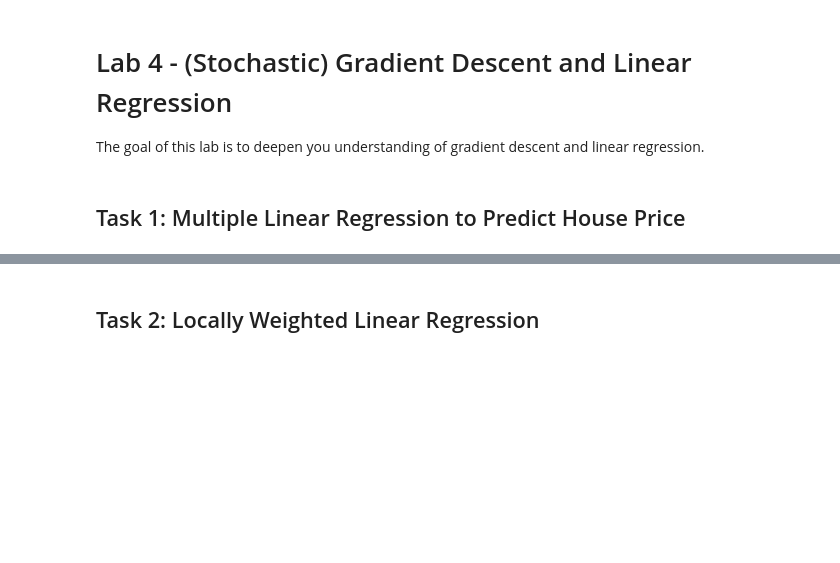
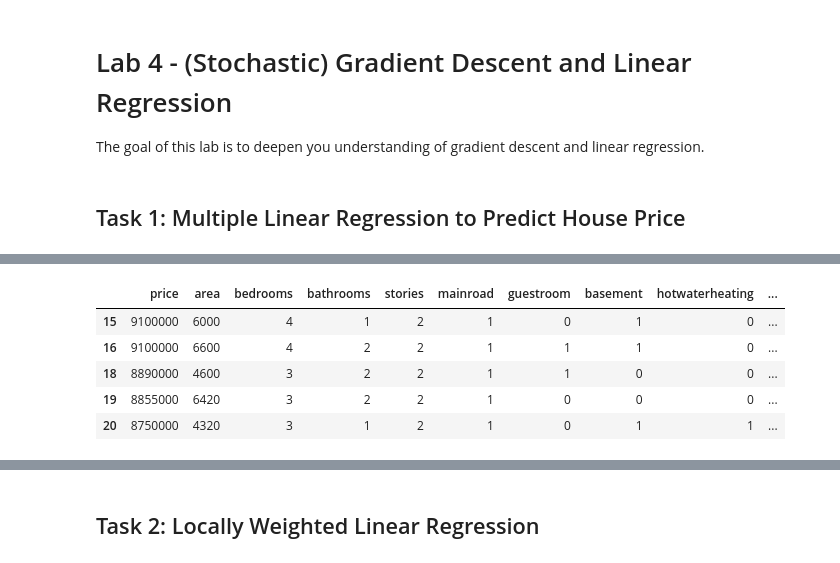
Before and after one commit to tonyechen/TECHIN_513, a Jupyter notebook: lab4/lab 4_starter_code.ipynb, the cells around one changed output, grey strips where cells are left out. Drawn from its saved outputs; the diff is of its cells as text; code cells hidden in the pictures; blank space fills up the shorter version.

```diff
--- a/lab4/lab 4_starter_code.ipynb
+++ b/lab4/lab 4_starter_code.ipynb
@@ -23,0 +50,31 @@ housing.head()
+# %%
+# Function to create boolean mask for outliers
+def get_outlier_mask(data):
+    Q1 = data.quantile(0.25)
+    Q3 = data.quantile(0.75)
+    IQR = Q3 - Q1
+    lower = Q1 - 1.5 * IQR
+    upper = Q3 + 1.5 * IQR
+    return (data >= lower) & (data <= upper)
+
+# Create boolean masks for each column
+mask_price = get_outlier_mask(housing['price'])
+mask_area = get_outlier_mask(housing['area'])
+mask_bedrooms = get_outlier_mask(housing['bedrooms'])
+mask_bathrooms = get_outlier_mask(housing['bathrooms'])
+mask_stories = get_outlier_mask(housing['stories'])
+mask_parking = get_outlier_mask(housing['parking'])
+
+# Combine all masks (keep rows with NO outliers in ANY column)
+final_mask = mask_price & mask_area & mask_bedrooms & mask_bathrooms & mask_stories & mask_parking
+
+# Apply boolean mask to remove outliers
+housing_cleaned = housing[final_mask]
+housing_cleaned.head()
+# %% [output]
+|  | price | area | bedrooms | bathrooms | stories | mainroad | guestroom | basement | hotwaterheating | ... |
+| 15 | 9100000 | 6000 | 4 | 1 | 2 | 1 | 0 | 1 | 0 | ... |
+| 16 | 9100000 | 6600 | 4 | 2 | 2 | 1 | 1 | 1 | 0 | ... |
+| 18 | 8890000 | 4600 | 3 | 2 | 2 | 1 | 1 | 0 | 0 | ... |
+| 19 | 8855000 | 6420 | 3 | 2 | 2 | 1 | 0 | 0 | 0 | ... |
+| 20 | 8750000 | 4320 | 3 | 1 | 2 | 1 | 0 | 1 | 1 | ... |
```
Also changed, not shown: parts of 10 cells of this notebook.
